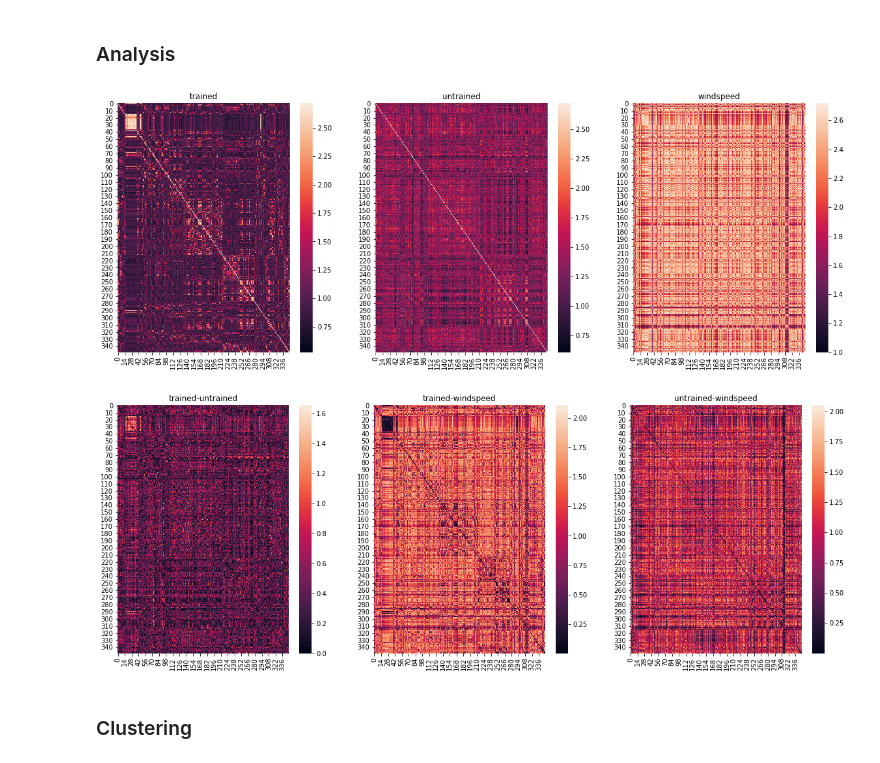
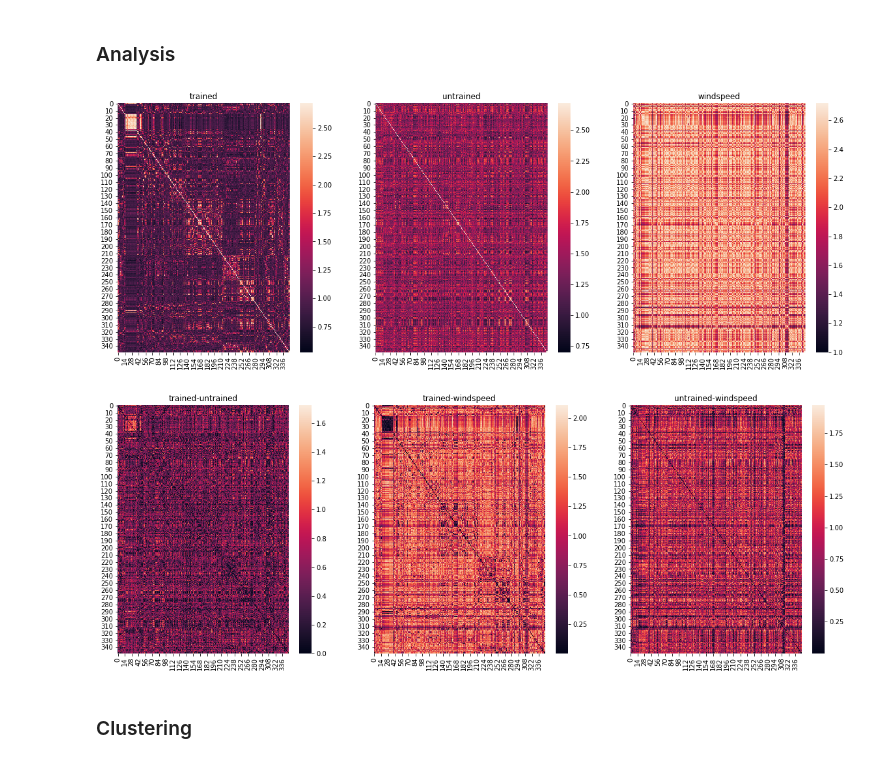
Before and after one commit to February24-Lee/PyTorch-VAE, a Jupyter notebook: _Analysis_SimCLR_RGB_latent_vector_analysis_with_windspeed.ipynb, the cells around one changed output. Drawn from its saved outputs; the diff is of its cells as text; code cells hidden in the pictures.

```diff
--- a/_Analysis_SimCLR_RGB_latent_vector_analysis_with_windspeed.ipynb
+++ b/_Analysis_SimCLR_RGB_latent_vector_analysis_with_windspeed.ipynb
@@ -89,29 +89,34 @@ for i in windspeed_list:
     windspeed_diff_list.append(temp_list)
 windspeed_diff_list = np.array(windspeed_diff_list)
 # %%
-cov = torch.mm(model_projection, model_projection.t().contiguous())
+model_n = model_projection.norm(dim=1)[:,None]
+model_n = torch.max(model_n, 1e-8*torch.ones_like(model_n))
+
+un_model_n = untrained_model_projection.norm(dim=1)[:, None]
+un_model_n = torch.max(un_model_n, 1e-8*torch.ones_like(un_model_n))
+
+cov = torch.mm(model_projection/model_n, (model_projection/model_n).t().contiguous())
 sim = torch.exp(cov)
-untrained_cov = torch.mm(untrained_model_projection, untrained_model_projection.t().contiguous())
+untrained_cov = torch.mm(untrained_model_projection/un_model_n, (untrained_model_projection/un_model_n).t().contiguous())
 untrained_sim = torch.exp(untrained_cov)
 
 windspeed_diff = np.exp(-windspeed_diff_list/windspeed_diff_list.max()+1)
-
 
 plt.figure(figsize=(20,7))
 plt.subplot(1,3,1)
 plt.title('trained')
 sns.heatmap(sim.detach().numpy())
 
 plt.subplot(1,3,2)
 plt.title('untrained')
 sns.heatmap(untrained_sim.detach().numpy())
 
 plt.subplot(1,3,3)
 plt.title('windspeed')
 sns.heatmap(windspeed_diff)
 plt.show()
 # %% [output]
-[figure, old version]
+[figure, new version]
 # %%
 plt.figure(figsize=(20,7))
 plt.subplot(1,3,1)
@@ -127,7 +132,7 @@ plt.title('untrained-windspeed')
 sns.heatmap(abs(untrained_sim.detach().numpy()-windspeed_diff))
 plt.show()
 # %% [output]
-[figure, old version]
+[figure, new version]
 # %% [markdown]
 ### Clustering
 # %%
```
Also changed, not shown: 5 other files.
